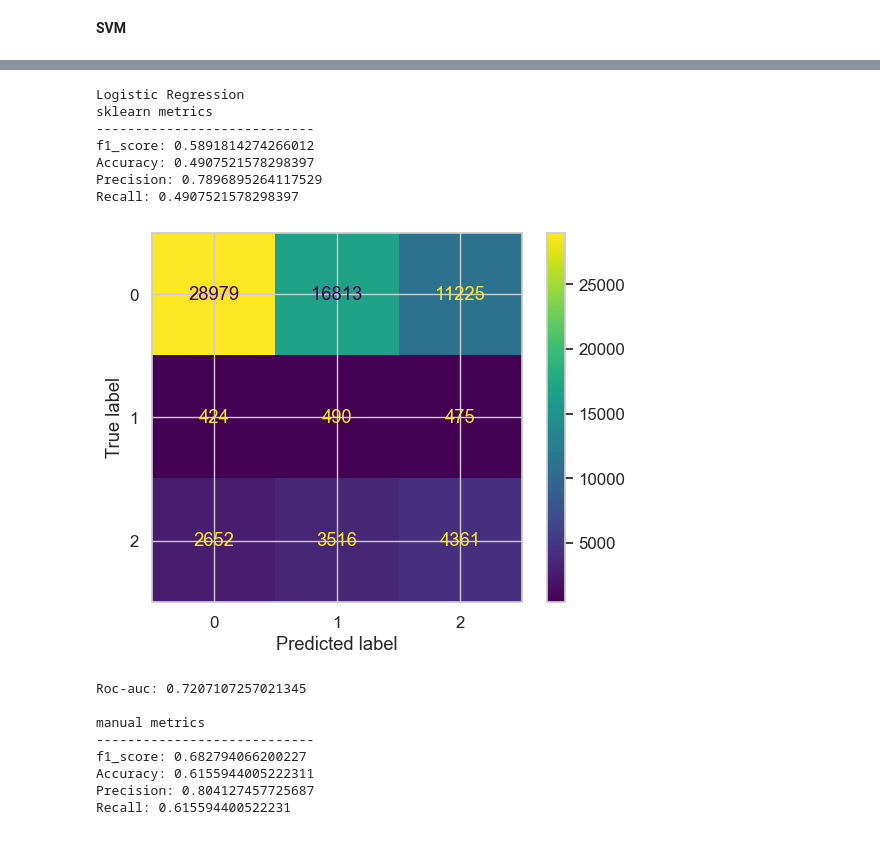
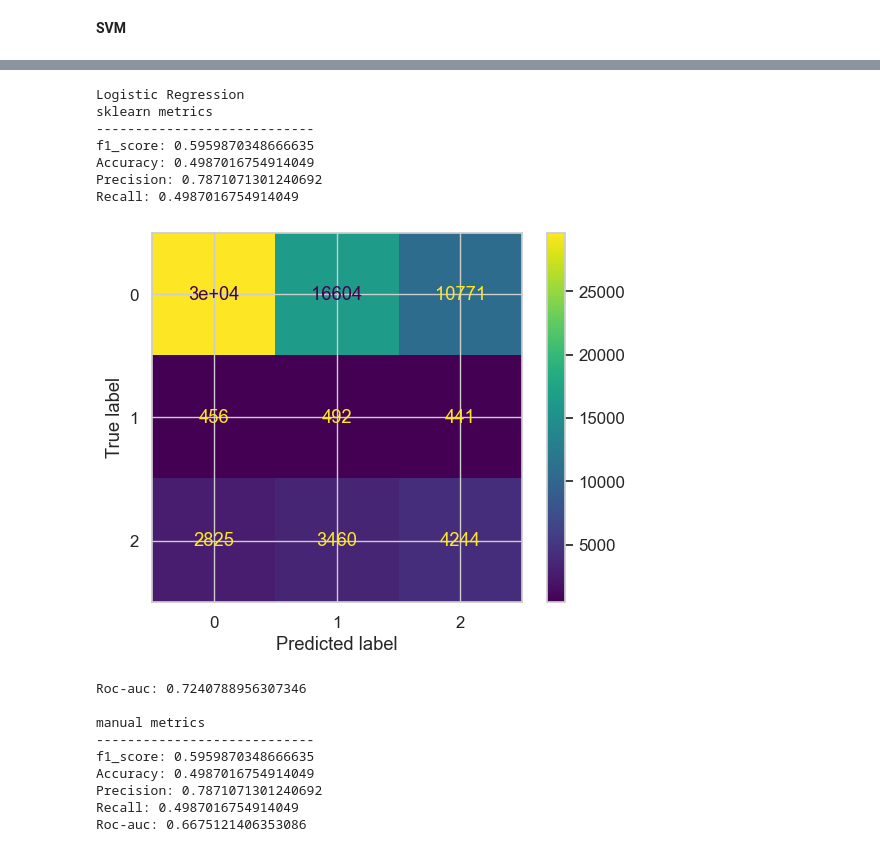
Before and after one commit to Chaizee/OMSTU_ML_LABS, a Jupyter notebook: lab3/lab3_class.ipynb, the cells around one changed output, grey strips where cells are left out. Saved outputs shown, nothing was run; the diff lists cells and outputs as text; code cells hidden in the pictures.

```diff
--- a/lab3/lab3_class.ipynb
+++ b/lab3/lab3_class.ipynb
@@ -263,7 +263,7 @@ study_KNN.optimize(objective_KNN, n_trials = 10, show_progress_bar=True)
 
 best_model_KNN = KNeighborsClassifier(**study_KNN.best_params)
 
-best_model_KNN.fit(X_train_resampled, y_train_resampled)
+best_model_KNN.fit(X_train_res, y_train_res)
 
 best_pred_KNN = best_model_KNN.predict(X_test)
 best_pred_KNN_proba = best_model_KNN.predict_proba(X_test)
@@ -533,11 +533,11 @@ def objective_svc(trial):
     return score
 # %%
 study_svc = optuna.create_study(direction = 'maximize')
-study_svc.optimize(objective_svc, n_trials = 10)
+study_svc.optimize(objective_svc, n_trials = 15)
 
-best_model_SVC = SVC(**study_svc.best_params, probability=True)
+best_model_SVC = SVC(**study_svc.best_params, probability=True, max_iter = 5000)
 
-best_model_SVC.fit(X_train_resampled, y_train_resampled)
+best_model_SVC.fit(X_train_res, y_train_res)
 
 best_pred_SVC = best_model_SVC.predict(X_test)
 best_pred_SVC_proba = best_model_SVC.predict_proba(X_test)
@@ -609,6 +643,7 @@ class MyKNN:
         self.metric = metric.lower()
         self.X_train = None
         self.y_train = None
+        self.classes_ = None
 
     def _calc_dist(self, X1, X2):
         diff = X1 - X2
@@ -622,6 +657,7 @@ class MyKNN:
     def fit(self, X, y):
         self.X_train = np.asarray(X)
         self.y_train = np.asarray(y)
+        self.classes_ = np.unique(y)
         return self
 
     def predict(self, X):
@@ -631,10 +667,20 @@ class MyKNN:
             dists = self._calc_dist(self.X_train, x)
             k_idx = np.argpartition(dists, self.k)[:self.k]
             k_labels = self.y_train[k_idx]
-
             classes, counts = np.unique(k_labels, return_counts=True)
             preds.append(classes[np.argmax(counts)])
         return np.asarray(preds)
+
+    def predict_proba(self, X):
+        X = np.asarray(X)
+        proba = np.zeros((len(X), len(self.classes_)))
+        for idx, x in enumerate(X):
+            dists = self._calc_dist(self.X_train, x)
+            k_idx = np.argpartition(dists, self.k)[:self.k]
+            k_labels = self.y_train[k_idx]
+            for i, cls in enumerate(self.classes_):
+                proba[idx, i] = np.sum(k_labels == cls) / self.k
+        return proba
 # %%
 my_knn = MyKNN(k=5, metric='euclidean')
 my_knn.fit(X_train_res, y_train_res)
@@ -642,42 +688,46 @@ my_preds = my_knn.predict(X_test)
 # %%
 print("Logistic Regression")
 print("sklearn metrics")
 print("----------------------------")
 print(f"f1_score: {f1_score(y_test, my_preds, average = "weighted")}")
 print(f"Accuracy: {accuracy_score(y_test, my_preds)}")
 print(f"Precision: {precision_score(y_test, my_preds, average = "weighted")}")
 print(f"Recall: {recall_score(y_test, my_preds, average = "weighted")}")
 disp = ConfusionMatrixDisplay(confusion_matrix=confusion_matrix(y_test, my_preds), display_labels=np.unique(y_test))
 disp.plot(cmap='viridis')
 plt.show()
 
 roc_auc = roc_auc_score(y_test, best_pred_logreg_proba, average="weighted", multi_class="ovr")
 print(f"Roc-auc: {roc_auc}")
 
-man_myKNN_prec, man_myKNN_rec, man_myKNN_f1, man_myKNN_acc = manual_metrics(y_test, my_preds)
+proba = my_knn.predict_proba(X_test)
+
+man_myKNN_prec, man_myKNN_rec, man_myKNN_f1, man_myKNN_acc, man_myKNN_roc_auc = manual_metrics(y_test, my_preds, proba)
 
 print("\nmanual metrics")
 print("----------------------------")
-print(f"f1_score: {man_logReg_f1}")
-print(f"Accuracy: {man_logReg_acc}")
-print(f"Precision: {man_logReg_prec}")
-print(f"Recall: {man_logReg_rec}")
+print(f"f1_score: {man_myKNN_f1}")
+print(f"Accuracy: {man_myKNN_acc}")
+print(f"Precision: {man_myKNN_prec}")
+print(f"Recall: {man_myKNN_rec}")
+print(f"Roc-auc: {man_myKNN_roc_auc}")
 
 plot_beautiful_confusion_matrix(y_test, my_preds)
 # %% [output]
 Logistic Regression
 sklearn metrics
 ----------------------------
-f1_score: 0.5891814274266012
-Accuracy: 0.4907521578298397
-Precision: 0.7896895264117529
-Recall: 0.4907521578298397
+f1_score: 0.5959870348666635
+Accuracy: 0.4987016754914049
+Precision: 0.7871071301240692
+Recall: 0.4987016754914049
-[figure, old version]
+[figure, new version]
-Roc-auc: 0.7207107257021345
+Roc-auc: 0.7240788956307346
 
 manual metrics
 ----------------------------
-f1_score: 0.682794066200227
-Accuracy: 0.6155944005222311
-Precision: 0.804127457725687
-Recall: 0.615594400522231
+f1_score: 0.5959870348666635
+Accuracy: 0.4987016754914049
+Precision: 0.7871071301240692
+Recall: 0.4987016754914049
+Roc-auc: 0.6675121406353086
```
Also changed, not shown: parts of 16 cells of this notebook.
